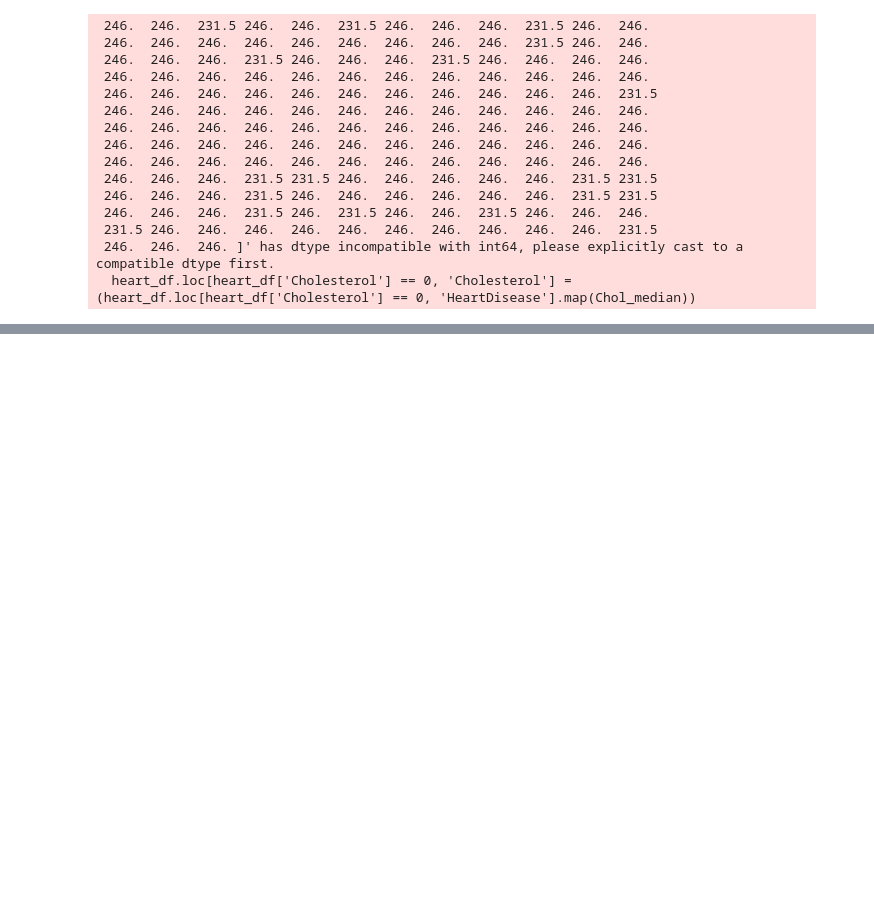
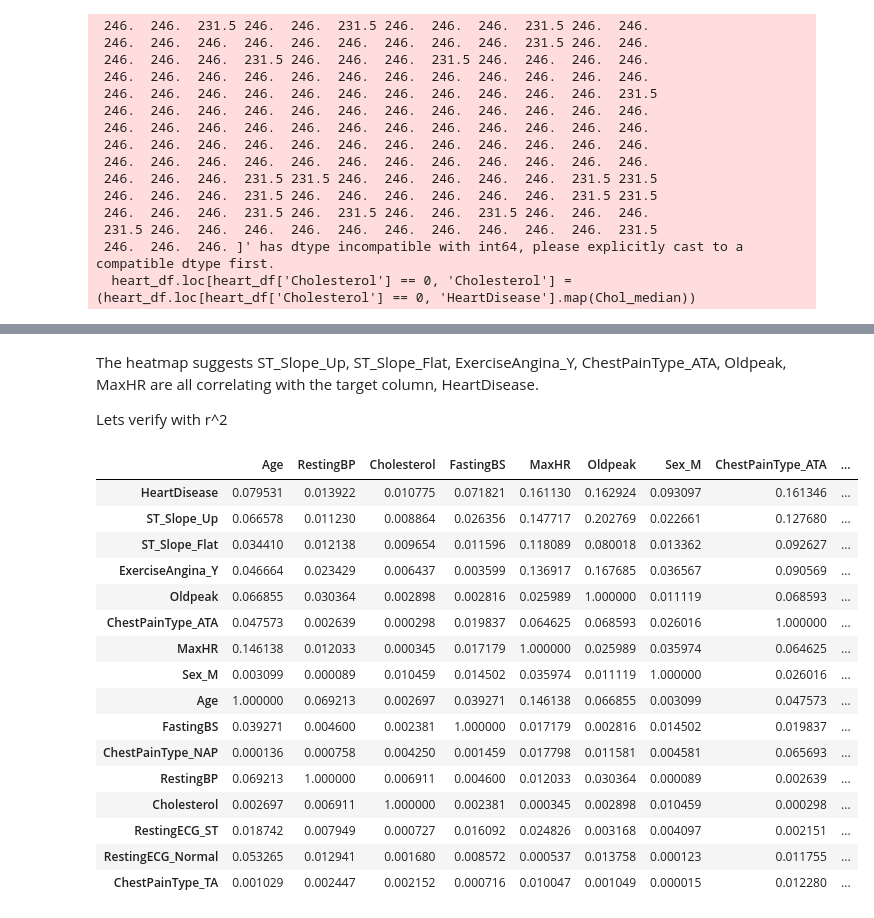
Before and after one commit to rishdass6/Machine_Learning_Projects, a Jupyter notebook: Predicting_Heart_Disease.ipynb, the cells around one changed output, grey strips where cells are left out. Cells and saved outputs as stored; diff of their text form; code cells hidden in the pictures; blank space fills up the shorter version.

```diff
--- a/Predicting_Heart_Disease.ipynb
+++ b/Predicting_Heart_Disease.ipynb
@@ -279,0 +358,26 @@ heart_df.loc[heart_df['Cholesterol'] == 0, 'Cholesterol'] = (heart_df.loc[heart_
+# %% [markdown]
+The heatmap suggests ST_Slope_Up, ST_Slope_Flat, ExerciseAngina_Y, ChestPainType_ATA, Oldpeak, MaxHR are all correlating with the target column, HeartDisease.
+
+Lets verify with r^2
+# %%
+corr_squared_matrix = corr_matrix**2
+corr_squared_matrix.sort_values(by = 'HeartDisease', ascending = False, inplace = True)
+corr_squared_matrix
+# %% [output]
+|  | Age | RestingBP | Cholesterol | FastingBS | MaxHR | Oldpeak | Sex_M | ChestPainType_ATA | ... |
+| HeartDisease | 0.079531 | 0.013922 | 0.010775 | 0.071821 | 0.161130 | 0.162924 | 0.093097 | 0.161346 | ... |
+| ST_Slope_Up | 0.066578 | 0.011230 | 0.008864 | 0.026356 | 0.147717 | 0.202769 | 0.022661 | 0.127680 | ... |
+| ST_Slope_Flat | 0.034410 | 0.012138 | 0.009654 | 0.011596 | 0.118089 | 0.080018 | 0.013362 | 0.092627 | ... |
+| ExerciseAngina_Y | 0.046664 | 0.023429 | 0.006437 | 0.003599 | 0.136917 | 0.167685 | 0.036567 | 0.090569 | ... |
+| Oldpeak | 0.066855 | 0.030364 | 0.002898 | 0.002816 | 0.025989 | 1.000000 | 0.011119 | 0.068593 | ... |
+| ChestPainType_ATA | 0.047573 | 0.002639 | 0.000298 | 0.019837 | 0.064625 | 0.068593 | 0.026016 | 1.000000 | ... |
+| MaxHR | 0.146138 | 0.012033 | 0.000345 | 0.017179 | 1.000000 | 0.025989 | 0.035974 | 0.064625 | ... |
+| Sex_M | 0.003099 | 0.000089 | 0.010459 | 0.014502 | 0.035974 | 0.011119 | 1.000000 | 0.026016 | ... |
+| Age | 1.000000 | 0.069213 | 0.002697 | 0.039271 | 0.146138 | 0.066855 | 0.003099 | 0.047573 | ... |
+| FastingBS | 0.039271 | 0.004600 | 0.002381 | 1.000000 | 0.017179 | 0.002816 | 0.014502 | 0.019837 | ... |
+| ChestPainType_NAP | 0.000136 | 0.000758 | 0.004250 | 0.001459 | 0.017798 | 0.011581 | 0.004581 | 0.065693 | ... |
+| RestingBP | 0.069213 | 1.000000 | 0.006911 | 0.004600 | 0.012033 | 0.030364 | 0.000089 | 0.002639 | ... |
+| Cholesterol | 0.002697 | 0.006911 | 1.000000 | 0.002381 | 0.000345 | 0.002898 | 0.010459 | 0.000298 | ... |
+| RestingECG_ST | 0.018742 | 0.007949 | 0.000727 | 0.016092 | 0.024826 | 0.003168 | 0.004097 | 0.002151 | ... |
+| RestingECG_Normal | 0.053265 | 0.012941 | 0.001680 | 0.008572 | 0.000537 | 0.013758 | 0.000123 | 0.011755 | ... |
+| ChestPainType_TA | 0.001029 | 0.002447 | 0.002152 | 0.000716 | 0.010047 | 0.001049 | 0.000015 | 0.012280 | ... |
```
Also changed, not shown: parts of 15 cells of this notebook.
